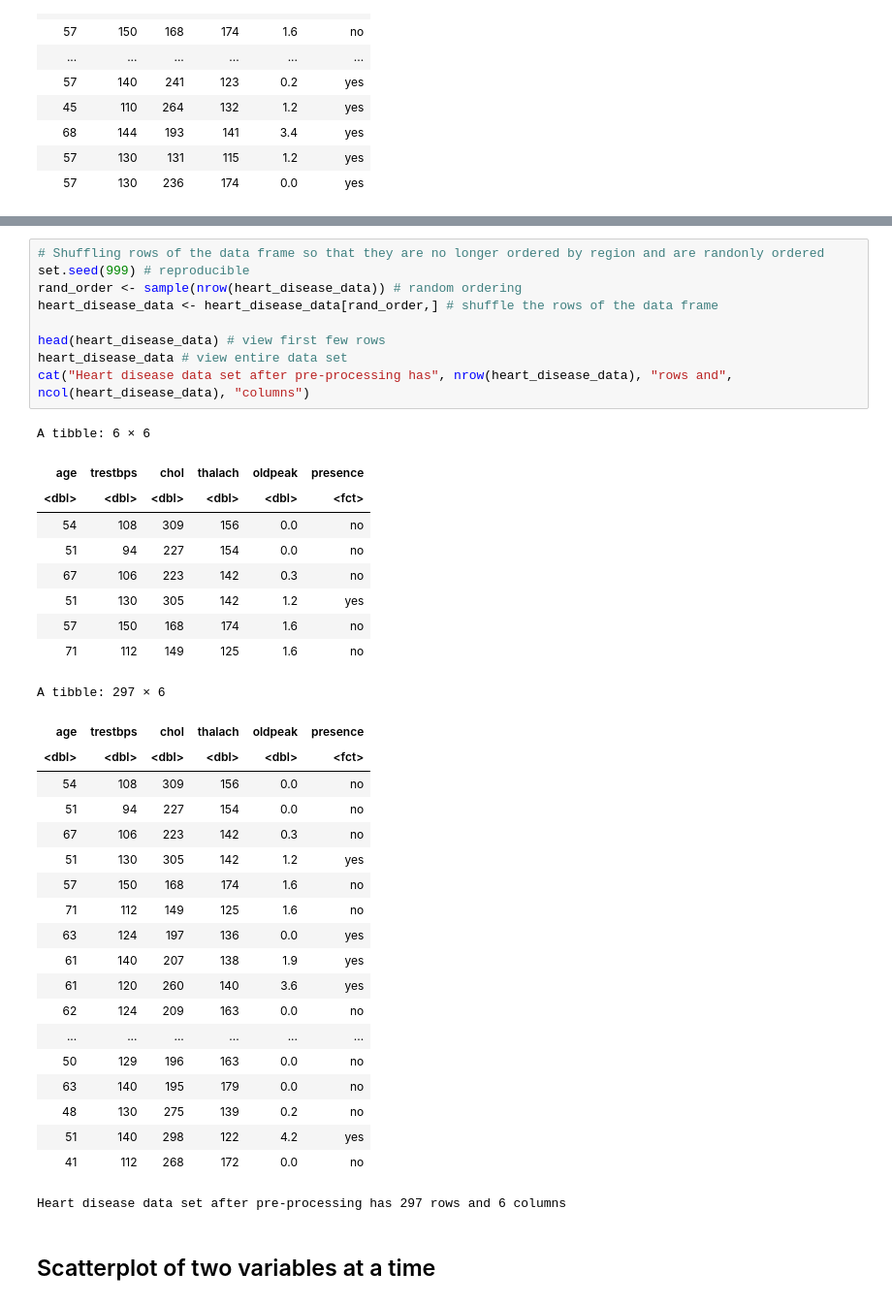
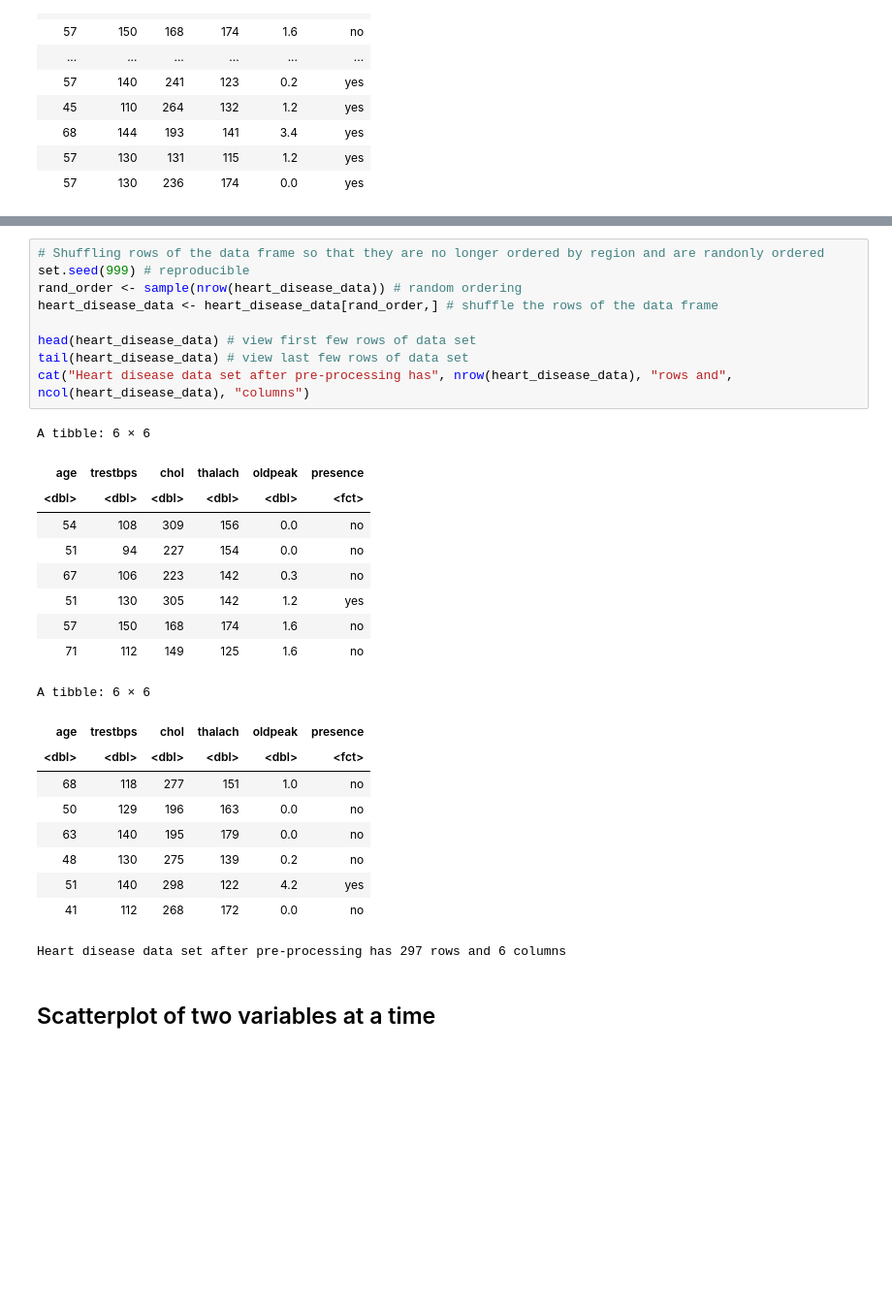
Before and after one commit to tashijain/DSCI100GroupProject, a Jupyter notebook: group_project_report.ipynb, the cells around one changed output, grey strips where cells are left out. Shown at 97% size. Drawn from its saved outputs; the diff is of its cells as text; blank space fills up the shorter version.

```diff
--- a/group_project_report.ipynb
+++ b/group_project_report.ipynb
@@ -210,36 +170,26 @@ multivariate_plot
 # %%
 # Shuffling rows of the data frame so that they are no longer ordered by region and are randonly ordered
 set.seed(999) # reproducible
 rand_order <- sample(nrow(heart_disease_data)) # random ordering
 heart_disease_data <- heart_disease_data[rand_order,] # shuffle the rows of the data frame
 
-head(heart_disease_data) # view first few rows
-heart_disease_data # view entire data set
+head(heart_disease_data) # view first few rows of data set
+tail(heart_disease_data) # view last few rows of data set
 cat("Heart disease data set after pre-processing has", nrow(heart_disease_data), "rows and", ncol(heart_disease_data), "columns")
 # %% [output]
 A tibble: 6 × 6
 | age | trestbps | chol | thalach | oldpeak | presence |
 | <dbl> | <dbl> | <dbl> | <dbl> | <dbl> | <fct> |
 | 54 | 108 | 309 | 156 | 0.0 | no |
 | 51 | 94 | 227 | 154 | 0.0 | no |
 | 67 | 106 | 223 | 142 | 0.3 | no |
 | 51 | 130 | 305 | 142 | 1.2 | yes |
 | 57 | 150 | 168 | 174 | 1.6 | no |
 | 71 | 112 | 149 | 125 | 1.6 | no |
-A tibble: 297 × 6
+A tibble: 6 × 6
 | age | trestbps | chol | thalach | oldpeak | presence |
 | <dbl> | <dbl> | <dbl> | <dbl> | <dbl> | <fct> |
-| 54 | 108 | 309 | 156 | 0.0 | no |
-| 51 | 94 | 227 | 154 | 0.0 | no |
-| 67 | 106 | 223 | 142 | 0.3 | no |
-| 51 | 130 | 305 | 142 | 1.2 | yes |
-| 57 | 150 | 168 | 174 | 1.6 | no |
-| 71 | 112 | 149 | 125 | 1.6 | no |
-| 63 | 124 | 197 | 136 | 0.0 | yes |
-| 61 | 140 | 207 | 138 | 1.9 | yes |
-| 61 | 120 | 260 | 140 | 3.6 | yes |
-| 62 | 124 | 209 | 163 | 0.0 | no |
-| ... | ... | ... | ... | ... | ... |
+| 68 | 118 | 277 | 151 | 1.0 | no |
 | 50 | 129 | 196 | 163 | 0.0 | no |
 | 63 | 140 | 195 | 179 | 0.0 | no |
 | 48 | 130 | 275 | 139 | 0.2 | no |
```
Also changed, not shown: parts of 12 cells of this notebook.
